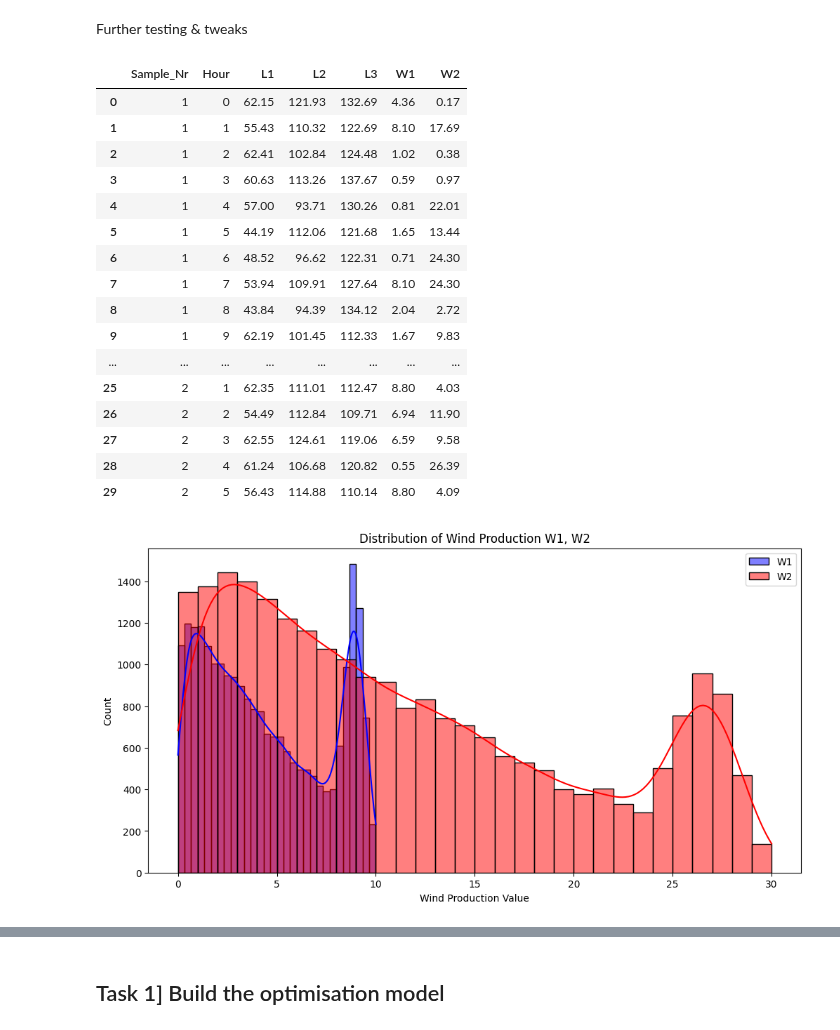
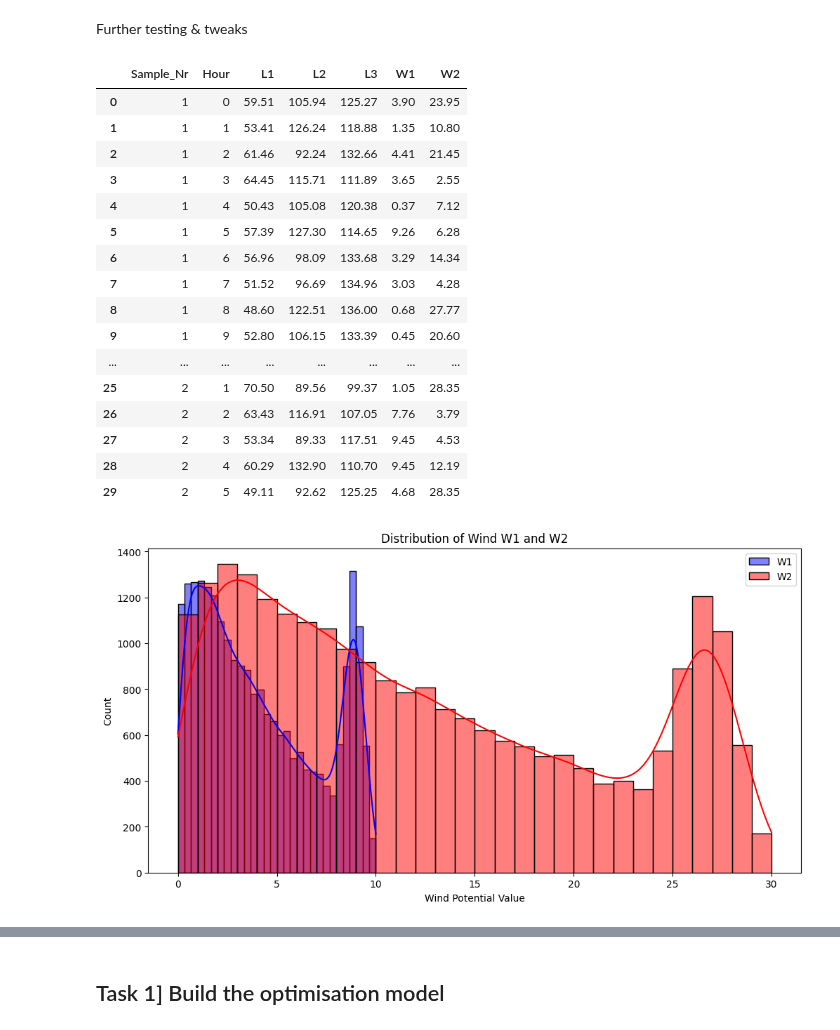
Before and after one commit to Max-f123/Machine_Learning_in_Energy_Systems, a Jupyter notebook: Assignment 02/02 - Simon/A02_Simon.ipynb, the cells around one changed output, grey strips where cells are left out. Saved outputs shown, nothing was run; the diff lists cells and outputs as text; code cells hidden in the pictures.

```diff
--- a/Assignment 02/02 - Simon/A02_Simon.ipynb
+++ b/Assignment 02/02 - Simon/A02_Simon.ipynb
@@ -105,7 +72,7 @@ def generate_samples(num_samples, loads, sd, wind_limits, wind_shape):
     sd = [mean * sd for mean in loads]  # Standard deviation for loads
 
     for sample_num in range(1, num_samples + 1):
-        daily_variability = 0.8 + 0.2 * np.clip(np.random.normal(0.5,0.2),0, 1)  # Simulate daily variability (0.9 to 1.2)
+        daily_variability = 0.8 + 0.2 * np.clip(np.random.normal(0.5,0.2),0, 1)
 
         for hour in range(24):  # Fixed to 24 hours per day
             # Generate loads using normal distribution
@@ -116,7 +83,8 @@ def generate_samples(num_samples, loads, sd, wind_limits, wind_shape):
 
             # Generate wind production -> distinction between W1 and W2 + daily variability
             wind_sample = [
-                round(min((np.random.weibull(wind_shape) * (0.55 if limit == 10 else 0.45) * limit), limit * daily_variability), 2)
+                # round(min((np.random.weibull(wind_shape) * (0.50 if limit == 10 else 0.45) * limit), limit * daily_variability), 2)
+                round(min((np.random.weibull(wind_shape) *  0.50 * limit), limit * daily_variability), 2)
                 for limit in wind_limits
             ]
 
@@ -147,30 +115,30 @@ samples_df.to_csv("sample_simon.csv", index=False)
 samples_df.head(30)
 # %% [output]
 |  | Sample_Nr | Hour | L1 | L2 | L3 | W1 | W2 |
-| 0 | 1 | 0 | 62.15 | 121.93 | 132.69 | 4.36 | 0.17 |
-| 1 | 1 | 1 | 55.43 | 110.32 | 122.69 | 8.10 | 17.69 |
-| 2 | 1 | 2 | 62.41 | 102.84 | 124.48 | 1.02 | 0.38 |
-| 3 | 1 | 3 | 60.63 | 113.26 | 137.67 | 0.59 | 0.97 |
-| 4 | 1 | 4 | 57.00 | 93.71 | 130.26 | 0.81 | 22.01 |
-| 5 | 1 | 5 | 44.19 | 112.06 | 121.68 | 1.65 | 13.44 |
-| 6 | 1 | 6 | 48.52 | 96.62 | 122.31 | 0.71 | 24.30 |
-| 7 | 1 | 7 | 53.94 | 109.91 | 127.64 | 8.10 | 24.30 |
-| 8 | 1 | 8 | 43.84 | 94.39 | 134.12 | 2.04 | 2.72 |
-| 9 | 1 | 9 | 62.19 | 101.45 | 112.33 | 1.67 | 9.83 |
+| 0 | 1 | 0 | 59.51 | 105.94 | 125.27 | 3.90 | 23.95 |
+| 1 | 1 | 1 | 53.41 | 126.24 | 118.88 | 1.35 | 10.80 |
+| 2 | 1 | 2 | 61.46 | 92.24 | 132.66 | 4.41 | 21.45 |
+| 3 | 1 | 3 | 64.45 | 115.71 | 111.89 | 3.65 | 2.55 |
+| 4 | 1 | 4 | 50.43 | 105.08 | 120.38 | 0.37 | 7.12 |
+| 5 | 1 | 5 | 57.39 | 127.30 | 114.65 | 9.26 | 6.28 |
+| 6 | 1 | 6 | 56.96 | 98.09 | 133.68 | 3.29 | 14.34 |
+| 7 | 1 | 7 | 51.52 | 96.69 | 134.96 | 3.03 | 4.28 |
+| 8 | 1 | 8 | 48.60 | 122.51 | 136.00 | 0.68 | 27.77 |
+| 9 | 1 | 9 | 52.80 | 106.15 | 133.39 | 0.45 | 20.60 |
 | ... | ... | ... | ... | ... | ... | ... | ... |
-| 25 | 2 | 1 | 62.35 | 111.01 | 112.47 | 8.80 | 4.03 |
-| 26 | 2 | 2 | 54.49 | 112.84 | 109.71 | 6.94 | 11.90 |
-| 27 | 2 | 3 | 62.55 | 124.61 | 119.06 | 6.59 | 9.58 |
-| 28 | 2 | 4 | 61.24 | 106.68 | 120.82 | 0.55 | 26.39 |
-| 29 | 2 | 5 | 56.43 | 114.88 | 110.14 | 8.80 | 4.09 |
+| 25 | 2 | 1 | 70.50 | 89.56 | 99.37 | 1.05 | 28.35 |
+| 26 | 2 | 2 | 63.43 | 116.91 | 107.05 | 7.76 | 3.79 |
+| 27 | 2 | 3 | 53.34 | 89.33 | 117.51 | 9.45 | 4.53 |
+| 28 | 2 | 4 | 60.29 | 132.90 | 110.70 | 9.45 | 12.19 |
+| 29 | 2 | 5 | 49.11 | 92.62 | 125.25 | 4.68 | 28.35 |
 # %%
 # Plot distribution of Wind Production
 plt.figure(figsize=(12, 6))
 sns.histplot(data=samples_df, x="W1", kde=True, bins=30, color="blue", label="W1")
 sns.histplot(data=samples_df, x="W2", kde=True, bins=30, color="red", label="W2")
-plt.title("Distribution of Wind Production W1, W2")
-plt.xlabel('Wind Production Value')
+plt.title("Distribution of Wind W1 and W2")
+plt.xlabel('Wind Potential Value')
 plt.legend()
 plt.show()
 # %% [output]
-[figure, old version]
+[figure, new version]
```
Also changed, not shown: parts of 4 cells of this notebook, 1 other file.
